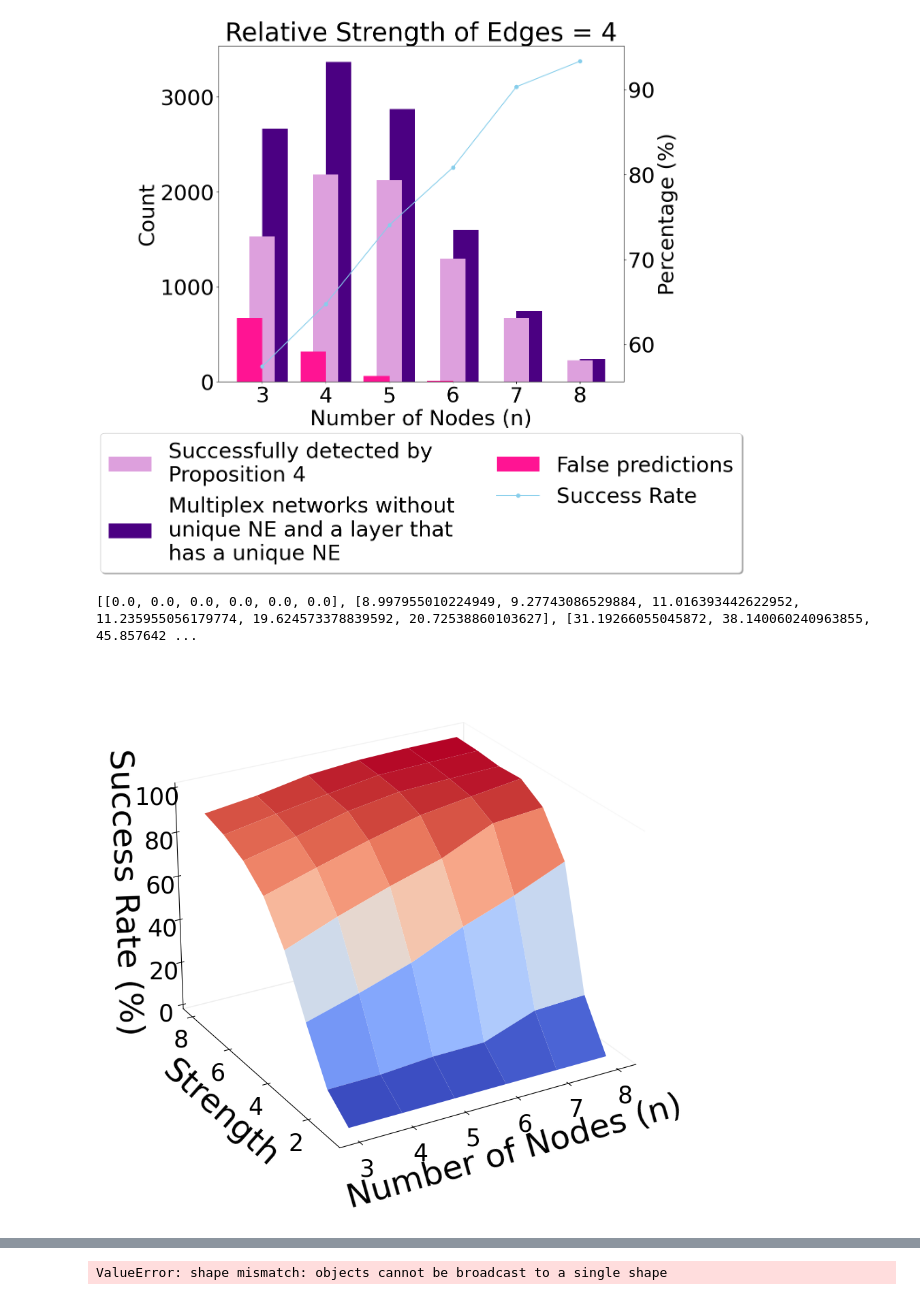
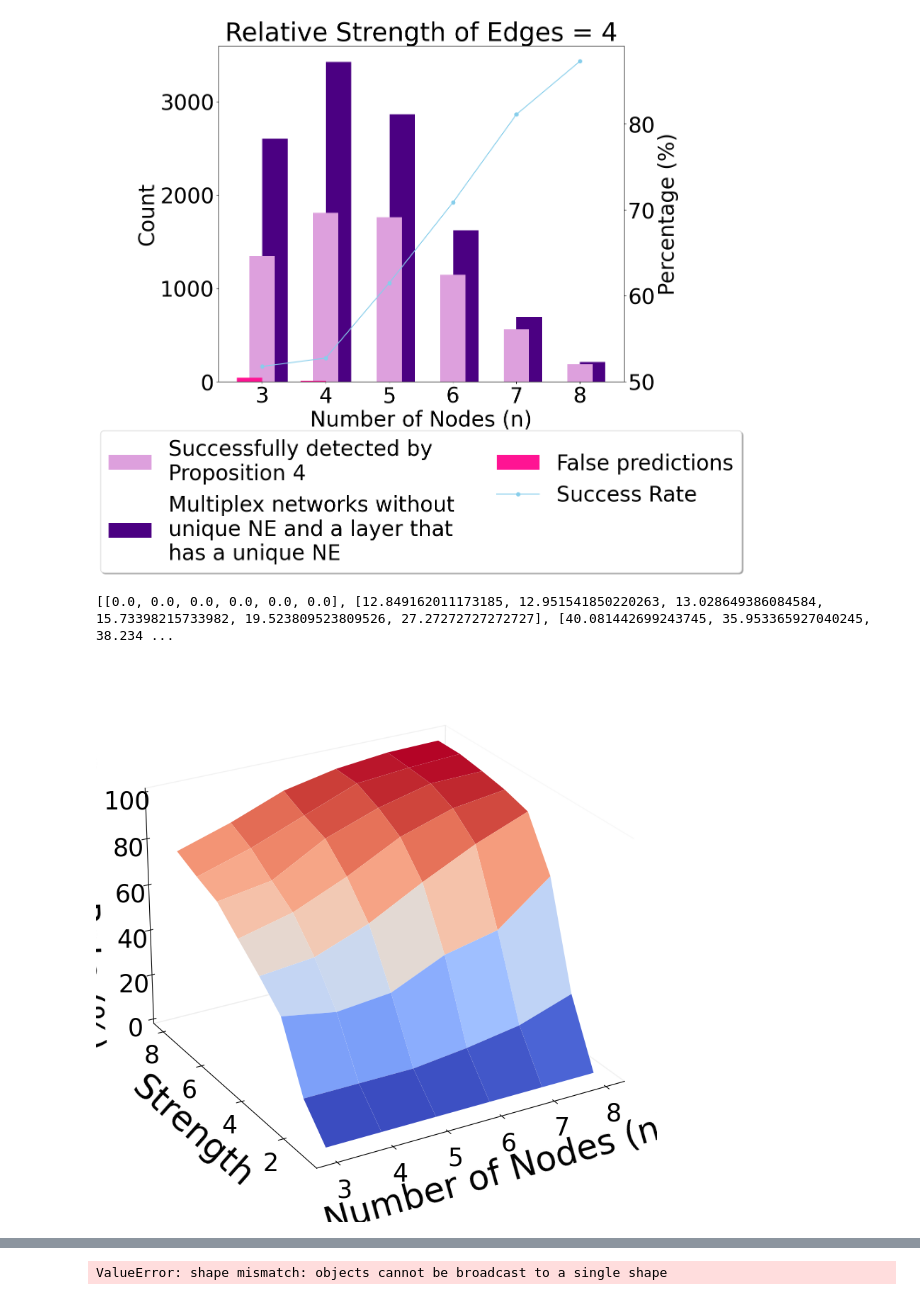
Before and after one commit to RamanEbrahimi/Research, a Jupyter notebook: MultilayerGame/generate_p_matrix.ipynb, the cells around one changed output, grey strips where cells are left out. Saved outputs shown, nothing was run; the diff lists cells and outputs as text; code cells hidden in the pictures.

```diff
--- a/MultilayerGame/generate_p_matrix.ipynb
+++ b/MultilayerGame/generate_p_matrix.ipynb
@@ -203,9 +217,16 @@ for n in n_list:
         result2 = check_p(G2)
         result = check_p(G)
 
-        lambda_min_G2 = np.min(np.linalg.eigvals(G2 - np.eye(n)))
-        lambda_max_G1 = np.max(np.linalg.eigvals(G1 - np.eye(n)))
-        condition = abs(lambda_min_G2) >= (1 / (1 - kappa)) * (1 + (kappa * abs(lambda_max_G1)))
+        # lambda_min_G2 = np.min(np.linalg.eigvals(G2 - np.eye(n)))
+        # lambda_max_G1 = np.max(np.linalg.eigvals(G1 - np.eye(n)))
+
+        # condition = abs(lambda_min_G2) >= (1 / (1 - kappa)) * (1 + (kappa * abs(lambda_max_G1)))
+
+        # real part of min and max eigenvalues
+        real_lambda_min_G2 = np.min(np.real(np.linalg.eigvals(G2 - np.eye(n))))
+        real_lambda_max_G1 = np.max(np.real(np.linalg.eigvals(G1 - np.eye(n))))
+
+        condition = abs(real_lambda_min_G2) >= (1 / (1 - kappa)) * (1 + (kappa * real_lambda_max_G1))
 
         # Check the conditions for unique NEs
         layer1_NE = result1 & (not result2)
@@ -272,7 +293,7 @@ plt.legend([bar1, bar2, bar3, line_plot],
 plt.savefig('multiplex-prop-neg.png', bbox_inches='tight', dpi=60)
 plt.show()
 # %% [output]
-[figure, old version]
+[figure, new version]
 # %%
 n_list = [3, 4, 5, 6, 7, 8]
 kappa = 0.5
@@ -302,9 +323,14 @@ for strength in strength_list:
             result2 = check_p(G2)
             result = check_p(G)
 
-            lambda_min_G2 = np.min(np.linalg.eigvals(G2 - np.eye(n)))
-            lambda_max_G1 = np.max(np.linalg.eigvals(G1 - np.eye(n)))
-            condition = abs(lambda_min_G2) >= (1 / (1 - kappa)) * (1 + (kappa * abs(lambda_max_G1)))
+            # lambda_min_G2 = np.min(np.linalg.eigvals(G2 - np.eye(n)))
+            # lambda_max_G1 = np.max(np.linalg.eigvals(G1 - np.eye(n)))
+            # condition = abs(lambda_min_G2) >= (1 / (1 - kappa)) * (1 + (kappa * abs(lambda_max_G1)))
+
+            real_lambda_min_G2 = np.real(np.min(np.linalg.eigvals(G2 - np.eye(n))))
+            real_lambda_max_G1 = np.real(np.max(np.linalg.eigvals(G1 - np.eye(n))))
+
+            condition = abs(real_lambda_min_G2) >= (1 / (1 - kappa)) * (1 + (kappa * real_lambda_max_G1))
 
             # Check the conditions for unique NEs
             layer1_NE = result1 & (not result2)
@@ -331,7 +357,7 @@ for strength in strength_list:
 # %%
 print(percent_success_by_strength)
 # %% [output]
-[[0.0, 0.0, 0.0, 0.0, 0.0, 0.0], [8.997955010224949, 9.27743086529884, 11.016393442622952, 11.235955056179774, 19.624573378839592, 20.72538860103627], [31.19266055045872, 38.140060240963855, 45.857642 ...
+[[0.0, 0.0, 0.0, 0.0, 0.0, 0.0], [12.849162011173185, 12.951541850220263, 13.028649386084584, 15.73398215733982, 19.523809523809526, 27.27272727272727], [40.081442699243745, 35.953365927040245, 38.234 ...
 # %%
 # Example data
 n = np.array([3, 4, 5, 6, 7, 8])
@@ -345,36 +371,36 @@ N, Strengths = np.meshgrid(n, strengths)
 fig = plt.figure(figsize=(12, 10))
 ax = fig.add_subplot(111, projection='3d')
 
 # Surface plot with colormap and shading
 surface = ax.plot_surface(N, Strengths, success_rates, cmap=cm.coolwarm, edgecolor='none', linewidth=0, antialiased=True)
 surface.set_facecolor((1.0, 1.0, 1.0, 0))  # Transparent faces
 
 # Lighting effect
 ax.view_init(elev=25, azim=-120)  # Adjust viewing angle for better perspective
 
 # # Add color bar which maps values to colors
 # cbar = fig.colorbar(surface, ax=ax, shrink=0.5, aspect=10)
 # cbar.set_label('Success Rate (%)', fontsize=12)
 
 # Setting labels
-ax.set_xlabel('Number of Nodes (n)', labelpad=15, fontsize=35)
+ax.set_xlabel('Number of Nodes (n)', labelpad=16, fontsize=35)
 ax.set_ylabel('Strength', labelpad=15, fontsize=35)
-ax.set_zlabel('Success Rate (%)', labelpad=15, fontsize=35)
+ax.set_zlabel('Success Rate (%)', labelpad=20, fontsize=35)
 
 # Enhance tick labels size
 ax.tick_params(axis='both', which='major', labelsize=25)
 
 # Remove gridlines and background to make it cleaner
 ax.xaxis.pane.fill = False
 ax.yaxis.pane.fill = False
 ax.zaxis.pane.fill = False
 ax.grid(False)
 
 # Show plot
 plt.savefig('multiplex-prop-neg-3d.png', dpi=100)
 plt.show()
 # %% [output]
-[figure, old version]
+[figure, new version]
 # %%
 # FOR STRENGTH = 0.25
 iterations = 5000
```
Also changed, not shown: parts of 6 cells of this notebook, 11 other files.
